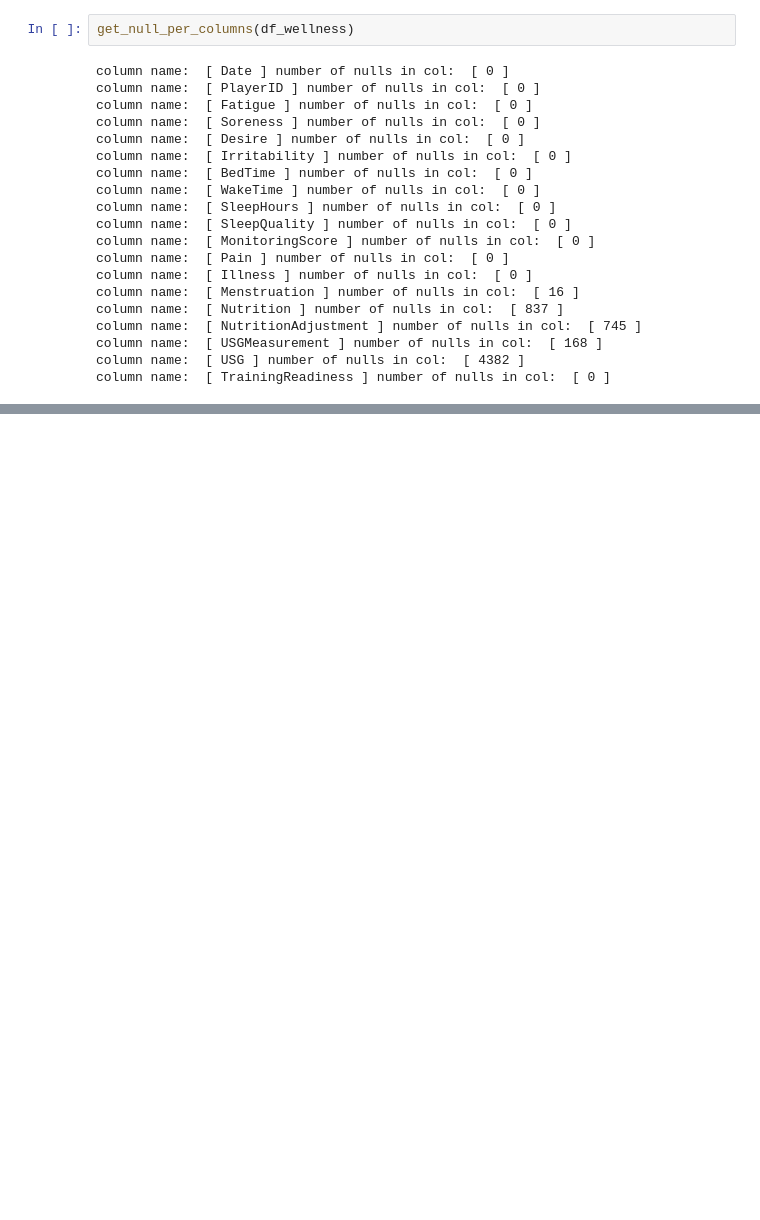
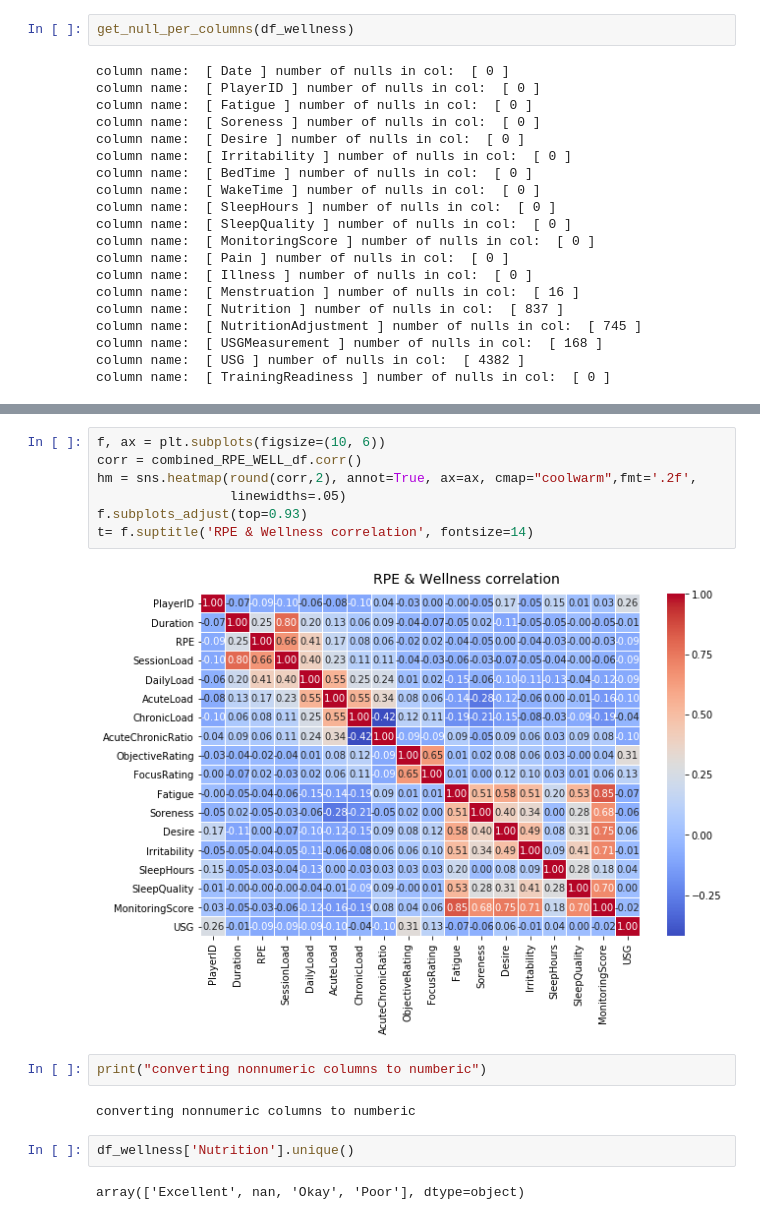
Before and after one commit to hollant3510/Datafest-project, a Jupyter notebook: Main.ipynb, the cells around one changed output, grey strips where cells are left out. Drawn from its saved outputs; the diff is of its cells as text; blank space fills up the shorter version.

```diff
--- a/Main.ipynb
+++ b/Main.ipynb
@@ -316,0 +346,17 @@ column name:  [ TrainingReadiness ] number of nulls in col:  [ 0 ]
+# %%
+f, ax = plt.subplots(figsize=(10, 6))
+corr = combined_RPE_WELL_df.corr()
+hm = sns.heatmap(round(corr,2), annot=True, ax=ax, cmap="coolwarm",fmt='.2f',
+                 linewidths=.05)
+f.subplots_adjust(top=0.93)
+t= f.suptitle('RPE & Wellness correlation', fontsize=14)
+# %% [output]
+[figure, added]
+# %%
+print("converting nonnumeric columns to numberic")
+# %% [output]
+converting nonnumeric columns to numberic
+# %%
+df_wellness['Nutrition'].unique()
+# %% [output]
+array(['Excellent', nan, 'Okay', 'Poor'], dtype=object)
```
Also changed, not shown: parts of 23 cells of this notebook.
